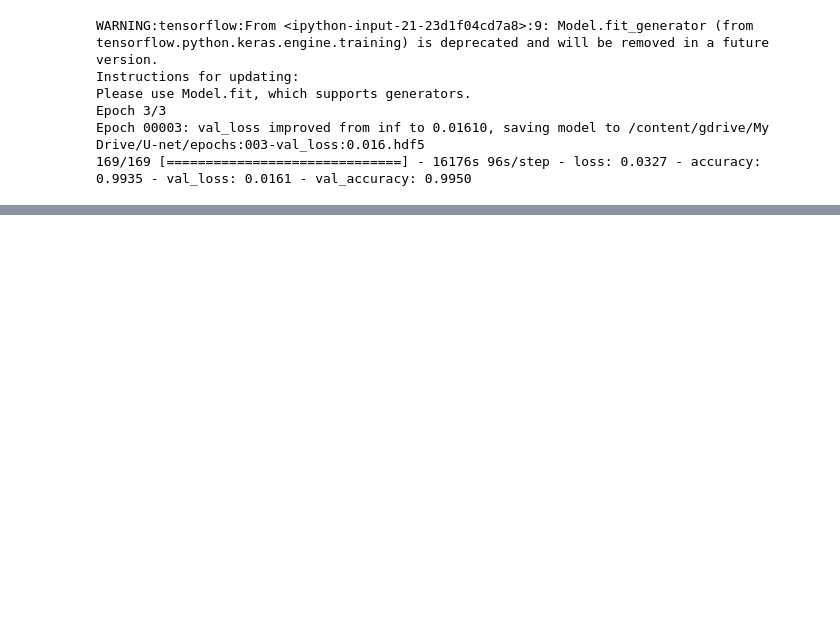
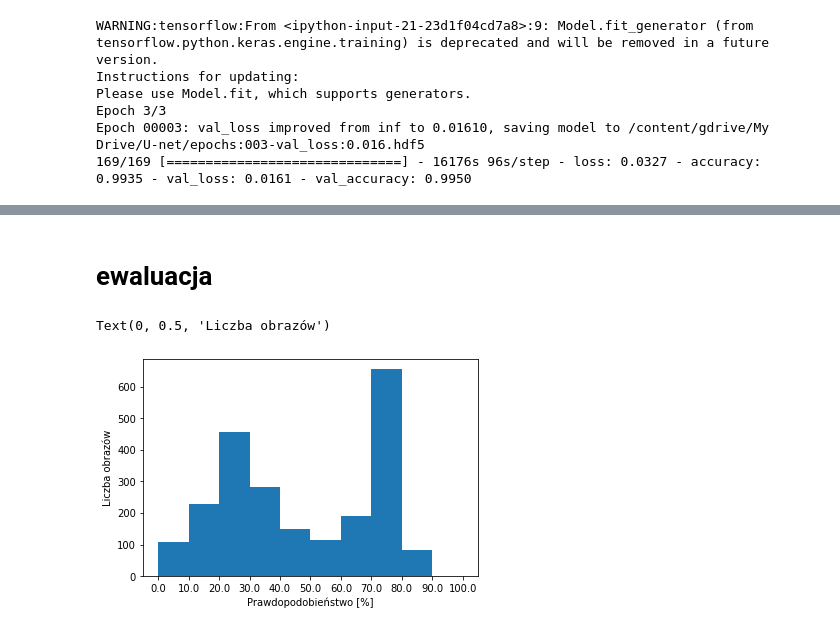
Before and after one commit to kowalski-k/projekt_TOM, a Jupyter notebook: nauka_kidney.ipynb, the cells around one changed output, grey strips where cells are left out. Drawn from its saved outputs; the diff is of its cells as text; code cells hidden in the pictures; blank space fills up the shorter version.

Commit message:
Ewaluacja wyników

```diff
--- a/nauka_kidney.ipynb
+++ b/nauka_kidney.ipynb
@@ -294,9 +303,10 @@ volume_generator_test = volume_datagen_test.flow_from_directory(
     classes=['volume'],
     target_size=tuple_sizes,
     color_mode='grayscale',
-    batch_size=batch_size,
+    batch_size=1,
     class_mode=None,
-    seed=seed)
+    seed=None,
+    shuffle=False)
 
 
 ############## KIDNEY
@@ -334,9 +344,10 @@ kidney_generator_test = kidney_datagen_test.flow_from_directory(
     classes=['kidney'],
     target_size=tuple_sizes,
     color_mode='grayscale',
-    batch_size=batch_size,
+    batch_size=1,
     class_mode=None,
-    seed=seed)
+    seed=None,
+    shuffle=False)
 
 
 ############## TUMOR
@@ -375,9 +386,10 @@ tumor_generator_test = tumor_datagen_test.flow_from_directory(
     classes=['tumor'],
     target_size=tuple_sizes,
     color_mode='grayscale',
-    batch_size=batch_size,
+    batch_size=1,
     class_mode=None,
-    seed=seed)
+    seed=None,
+    shuffle=False)
 # %% [output]
 Using TensorFlow backend.
 Volume:
@@ -531,0 +636,19 @@ Epoch 00003: val_loss improved from inf to 0.01610, saving model to /content/gdr
+# %% [markdown]
+# ewaluacja
+# %%
+max_probabilities = []
+min_probabilities = []
+
+for indeks in range(0,2271,1):
+  max_probabilities.append(np.max(predict[indeks]))
+  min_probabilities.append(np.min(predict[indeks]))
+
+num_bins = np.linspace(0, 1.1, 11, endpoint=False)
+percentage = np.linspace(0, 110, 11, endpoint=False)
+plt.hist(max_probabilities, num_bins)
+plt.xticks(num_bins, percentage)
+plt.xlabel("Prawdopodobieństwo [%]")
+plt.ylabel("Liczba obrazów")
+# %% [output]
+Text(0, 0.5, 'Liczba obrazów')
+[figure, added]
```
Also changed, not shown: parts of 15 cells of this notebook.
